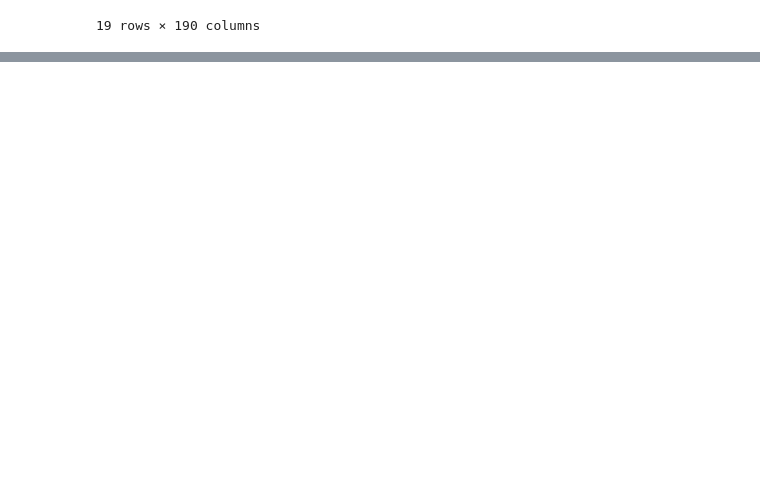
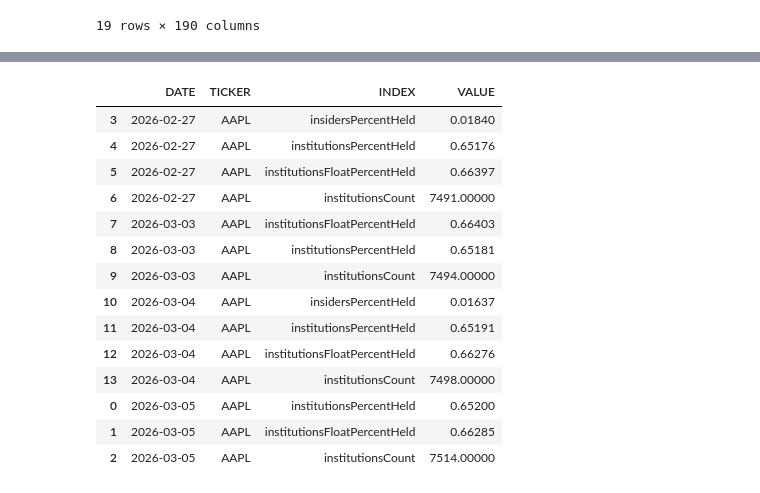
Before and after one commit to Code-And-Capital/finance, a Jupyter notebook: notebooks/pull_data.ipynb, the cells around one changed output, grey strips where cells are left out. Cells and saved outputs as stored; diff of their text form; code cells hidden in the pictures; blank space fills up the shorter version.

```diff
--- a/notebooks/pull_data.ipynb
+++ b/notebooks/pull_data.ipynb
@@ -58,3 +78,21 @@ get_company_info(
+# %%
+get_major_holders(tickers="AAPL").sort_values("DATE")
+# %% [output]
+|  | DATE | TICKER | INDEX | VALUE |
+| 3 | 2026-02-27 | AAPL | insidersPercentHeld | 0.01840 |
+| 4 | 2026-02-27 | AAPL | institutionsPercentHeld | 0.65176 |
+| 5 | 2026-02-27 | AAPL | institutionsFloatPercentHeld | 0.66397 |
+| 6 | 2026-02-27 | AAPL | institutionsCount | 7491.00000 |
+| 7 | 2026-03-03 | AAPL | institutionsFloatPercentHeld | 0.66403 |
+| 8 | 2026-03-03 | AAPL | institutionsPercentHeld | 0.65181 |
+| 9 | 2026-03-03 | AAPL | institutionsCount | 7494.00000 |
+| 10 | 2026-03-04 | AAPL | insidersPercentHeld | 0.01637 |
+| 11 | 2026-03-04 | AAPL | institutionsPercentHeld | 0.65191 |
+| 12 | 2026-03-04 | AAPL | institutionsFloatPercentHeld | 0.66276 |
+| 13 | 2026-03-04 | AAPL | institutionsCount | 7498.00000 |
+| 0 | 2026-03-05 | AAPL | institutionsPercentHeld | 0.65200 |
+| 1 | 2026-03-05 | AAPL | institutionsFloatPercentHeld | 0.66285 |
+| 2 | 2026-03-05 | AAPL | institutionsCount | 7514.00000 |
 # %%
 from handyman import get_index_holdings, get_llm_holdings
 
```
Also changed, not shown: parts of 2 cells of this notebook, 19 other files.
